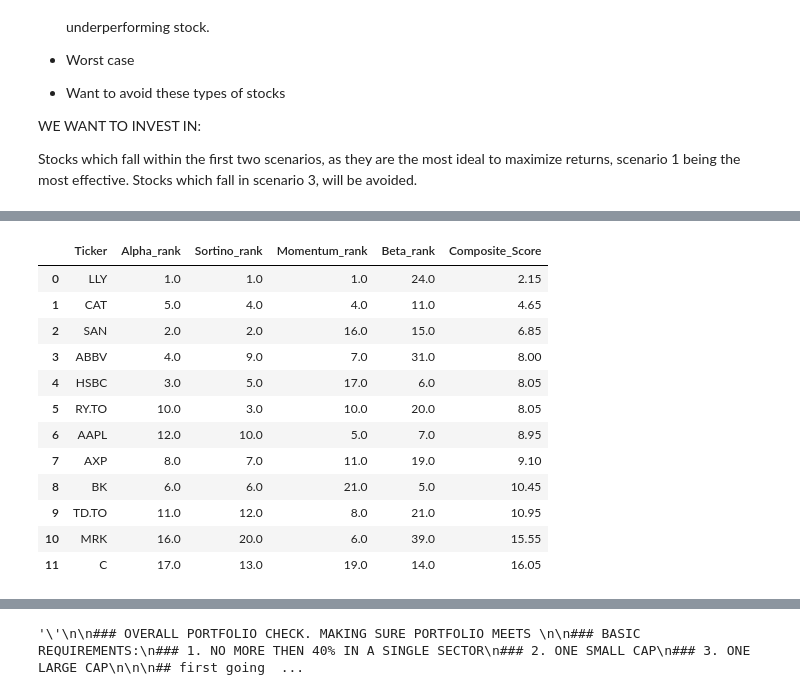
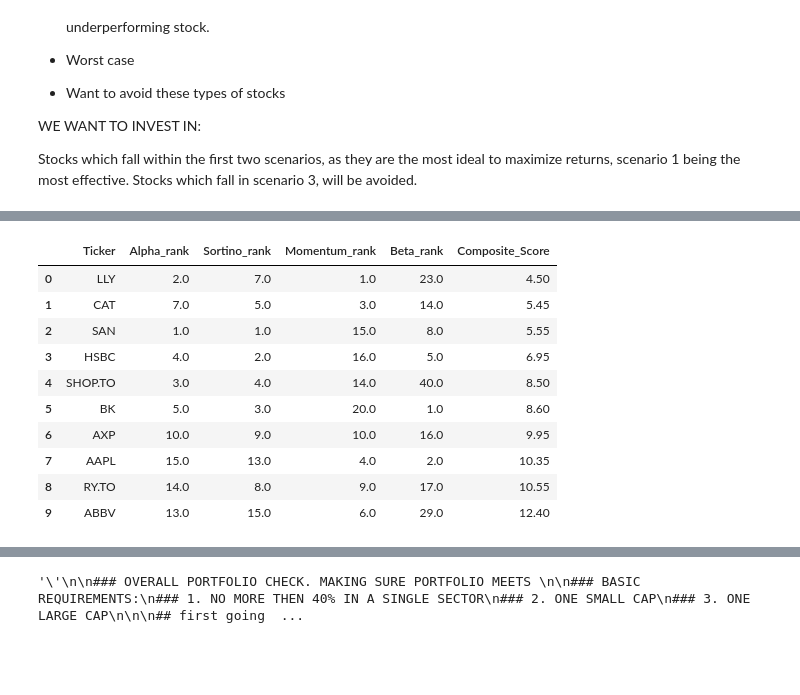
Before and after one commit to aadya-khanna/cfm-team-assignment, a Jupyter notebook: Team_14_Assignment.ipynb, the cells around one changed output, grey strips where cells are left out. Drawn from its saved outputs; the diff is of its cells as text; code cells hidden in the pictures; blank space fills up the shorter version.

```diff
--- a/Team_14_Assignment.ipynb
+++ b/Team_14_Assignment.ipynb
@@ -251,11 +241,11 @@ final_tickers_df
 
 tickers_list =  valid_tickers_df['Ticker'].tolist()
 
-stock_data= yf.download(tickers_list, period="5y", interval="1d", group_by='ticker', auto_adjust=True, threads=True)
+stock_data= yf.download(tickers_list, period="3y", interval="1d", group_by='ticker', auto_adjust=True, threads=True)
 
 # Download benchmark data (S&P 500 + TSX average)
-sp500_data = yf.download('^GSPC', period='5y', auto_adjust=True)
-tsx_data = yf.download('^GSPTSE', period='5y', auto_adjust=True)
+sp500_data = yf.download('^GSPC', period='3y', auto_adjust=True)
+tsx_data = yf.download('^GSPTSE', period='3y', auto_adjust=True)
 
 # checking the 'Close' prices to ensure they are Series
 if isinstance(sp500_data, pd.DataFrame):
@@ -379,13 +365,17 @@ def calc_momentum(ticker_returns, period):
 # %%
 sp500_aligned, tsx_aligned = sp500.align(tsx, join='inner')
 
-# Create benchmark
+# HERE IS OUR BENCHMARK: Simple arthmetic average of S&P 500 and TSX
+#Utilized for our comparitive metrics like Alpha
 benchmark_prices = (sp500_aligned + tsx_aligned) / 2
 benchmark_returns = benchmark_prices.pct_change().dropna()
 
 risk_free_rate_sortino = 0.04 / 252  # Daily risk-free rate assuming 4% annual
 risk_free_rate_alpha = 0.04  # Annual risk-free rate for alpha calculation
-market_actual_return = (benchmark_prices.iloc[-1] / benchmark_prices.iloc[0]) - 1
+
+years = 3
+market_total_return = (benchmark_prices.iloc[-1] / benchmark_prices.iloc[0]) - 1
+market_actual_return = (1 + market_total_return) ** (1/years) - 1  # ANNUALIZED RETURN
 
 ## Will build loop though stock_data[] and as it goes through each ticker we can calculate the relevant metrics for those tickers
 ##Apply created functions for metrics to the tickers while we iterate through the loop
@@ -400,13 +390,15 @@ for ticker in tickers_list:
     beta = calc_beta(stock_returns, benchmark_returns)
 
 
-    stock_actual_return = (stock_close.iloc[-1] / stock_close.iloc[0]) - 1
+    stock_total_return = (stock_close.iloc[-1] / stock_close.iloc[0]) - 1
+    stock_actual_return = (1 + stock_total_return) ** (1/years) - 1
+
+
     alpha = calc_alpha(stock_actual_return, risk_free_rate_alpha, market_actual_return, beta)
 
     sortino = calc_sortino(stock_returns, risk_free_rate_sortino)
     momentum = calc_momentum(stock_close, period=63) #3 months
 
-    # Append to results list
     alpha_results.append({
         'Ticker': ticker,
         'Alpha': alpha,
@@ -418,13 +410,11 @@ for ticker in tickers_list:
 
     print(f"✓ {ticker}: Alpha={alpha:.4f}, Beta={beta:.2f}, Sortino={sortino:.2f}, Momentum={momentum:.2f}")
 
-# Convert to DataFrame
 results_df = pd.DataFrame(alpha_results)
 
-# Sort by Alpha (highest first)
+#Sorting results by alpha value, highest to lowest, so we can see ideal stocks to invest in
 results_df = results_df.sort_values('Alpha', ascending=False)
 
-# Display
 print("\n=== Top Stocks by Alpha ===")
 results_df.reset_index(drop=True, inplace=True)
 results_df
@@ -521,23 +510,21 @@ scored_df
 # %%
 ## TOP X STOCKS TO INVEST IN BASED ON METRICS ##
-num_stocks_to_invest = 12
+num_stocks_to_invest = 10
 
 top_x_stocks_beforeCHECK = scored_df.head(num_stocks_to_invest)
 top_x_stocks_beforeCHECK
 # %% [output]
 |  | Ticker | Alpha_rank | Sortino_rank | Momentum_rank | Beta_rank | Composite_Score |
-| 0 | LLY | 1.0 | 1.0 | 1.0 | 24.0 | 2.15 |
-| 1 | CAT | 5.0 | 4.0 | 4.0 | 11.0 | 4.65 |
-| 2 | SAN | 2.0 | 2.0 | 16.0 | 15.0 | 6.85 |
-| 3 | ABBV | 4.0 | 9.0 | 7.0 | 31.0 | 8.00 |
-| 4 | HSBC | 3.0 | 5.0 | 17.0 | 6.0 | 8.05 |
-| 5 | RY.TO | 10.0 | 3.0 | 10.0 | 20.0 | 8.05 |
-| 6 | AAPL | 12.0 | 10.0 | 5.0 | 7.0 | 8.95 |
-| 7 | AXP | 8.0 | 7.0 | 11.0 | 19.0 | 9.10 |
-| 8 | BK | 6.0 | 6.0 | 21.0 | 5.0 | 10.45 |
-| 9 | TD.TO | 11.0 | 12.0 | 8.0 | 21.0 | 10.95 |
-| 10 | MRK | 16.0 | 20.0 | 6.0 | 39.0 | 15.55 |
-| 11 | C | 17.0 | 13.0 | 19.0 | 14.0 | 16.05 |
+| 0 | LLY | 2.0 | 7.0 | 1.0 | 23.0 | 4.50 |
+| 1 | CAT | 7.0 | 5.0 | 3.0 | 14.0 | 5.45 |
+| 2 | SAN | 1.0 | 1.0 | 15.0 | 8.0 | 5.55 |
+| 3 | HSBC | 4.0 | 2.0 | 16.0 | 5.0 | 6.95 |
+| 4 | SHOP.TO | 3.0 | 4.0 | 14.0 | 40.0 | 8.50 |
+| 5 | BK | 5.0 | 3.0 | 20.0 | 1.0 | 8.60 |
+| 6 | AXP | 10.0 | 9.0 | 10.0 | 16.0 | 9.95 |
+| 7 | AAPL | 15.0 | 13.0 | 4.0 | 2.0 | 10.35 |
+| 8 | RY.TO | 14.0 | 8.0 | 9.0 | 17.0 | 10.55 |
+| 9 | ABBV | 13.0 | 15.0 | 6.0 | 29.0 | 12.40 |
 # %%
 ### OVERALL PORTFOLIO CHECK. MAKING SURE PORTFOLIO MEETS
 
```
Also changed, not shown: parts of 15 cells of this notebook, 1 other file.
